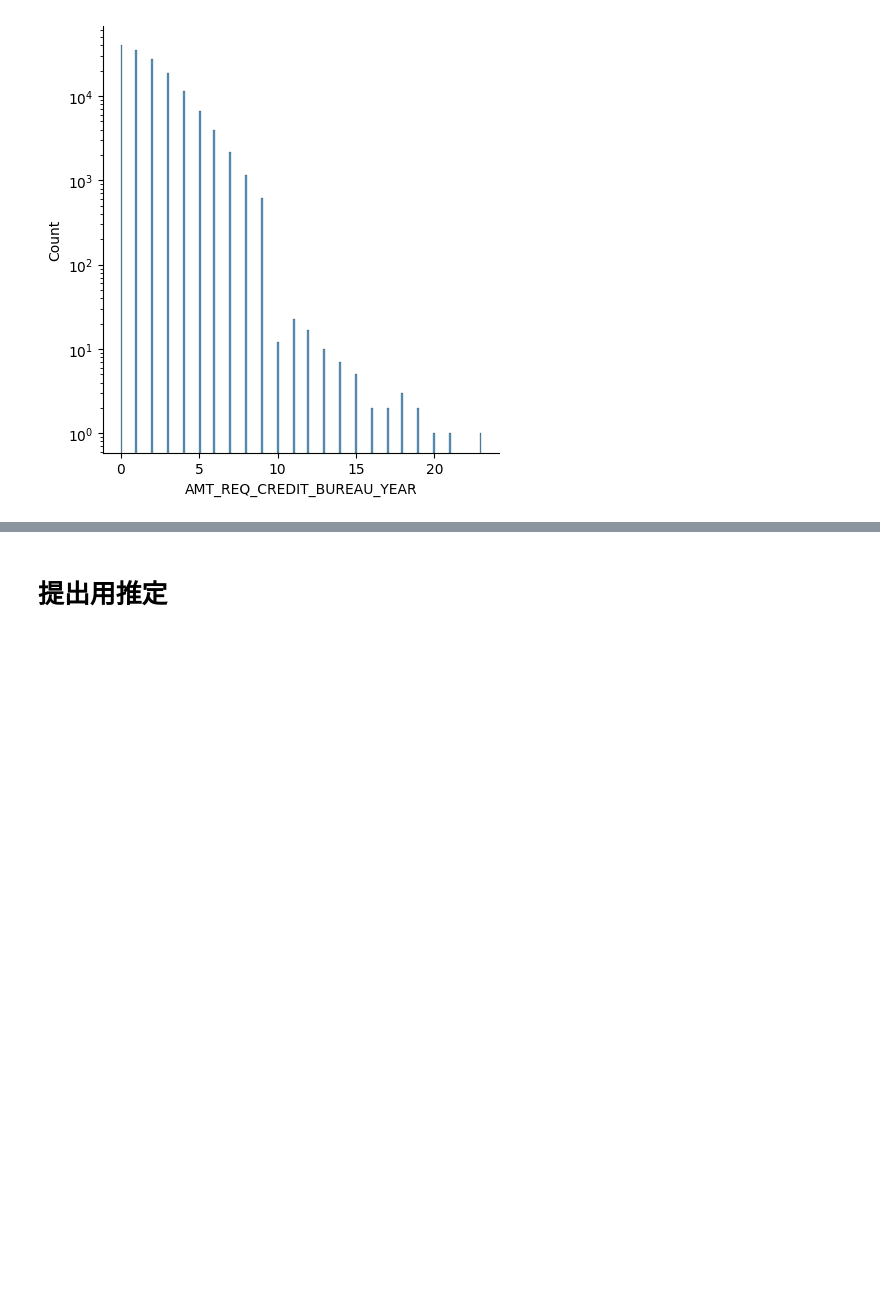
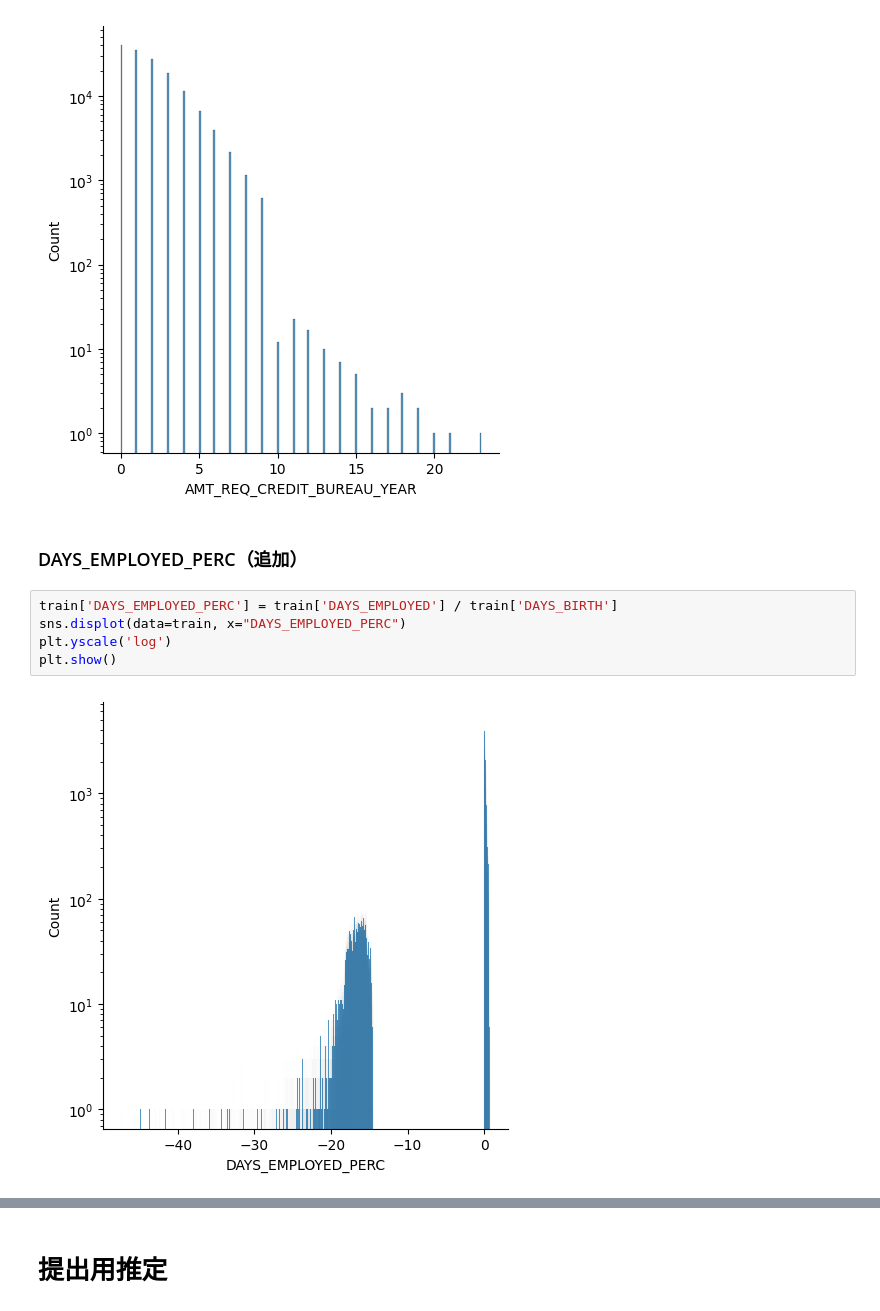
Before and after one commit to maki8maki/GCI2023Winter, a Jupyter notebook: competition2.ipynb, the cells around one changed output, grey strips where cells are left out. Drawn from its saved outputs; the diff is of its cells as text; blank space fills up the shorter version.

```diff
--- a/competition2.ipynb
+++ b/competition2.ipynb
@@ -436,3 +443,12 @@ plt.yscale('log')
 plt.show()
 # %% [output]
 [figure]
+# %% [markdown]
+### DAYS_EMPLOYED_PERC（追加）
+# %%
+train['DAYS_EMPLOYED_PERC'] = train['DAYS_EMPLOYED'] / train['DAYS_BIRTH']
+sns.displot(data=train, x="DAYS_EMPLOYED_PERC")
+plt.yscale('log')
+plt.show()
+# %% [output]
+[figure, added]
```
Also changed, not shown: parts of 17 cells of this notebook.
